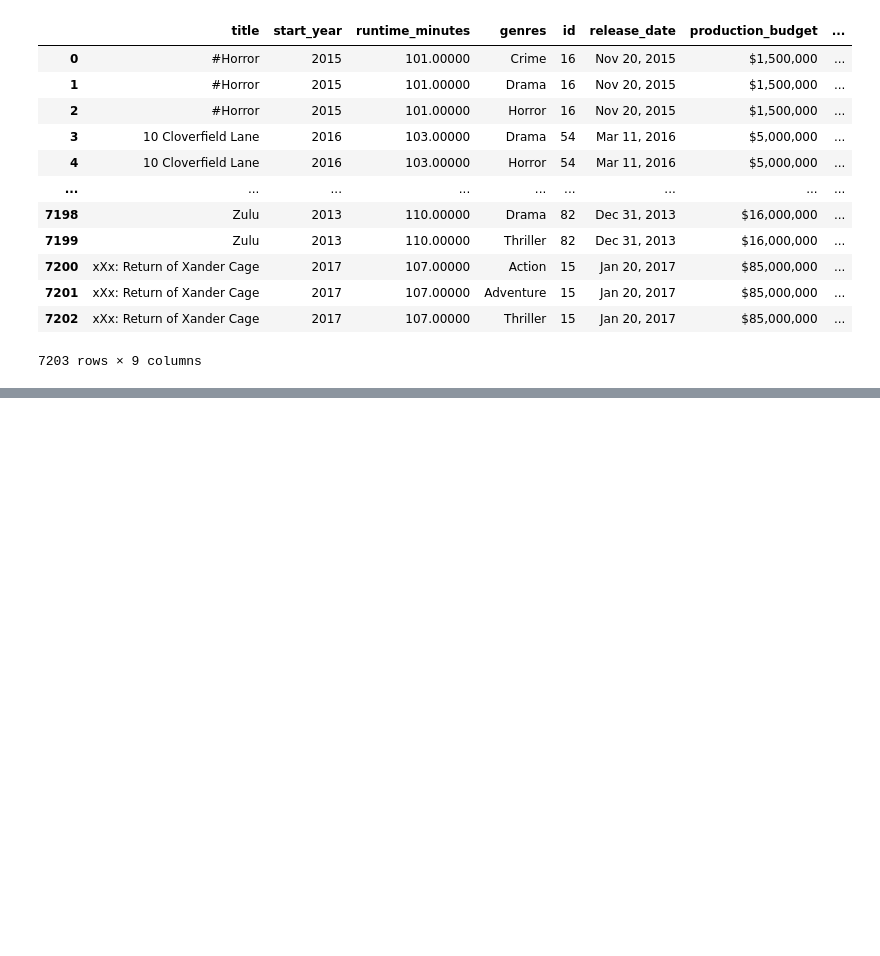
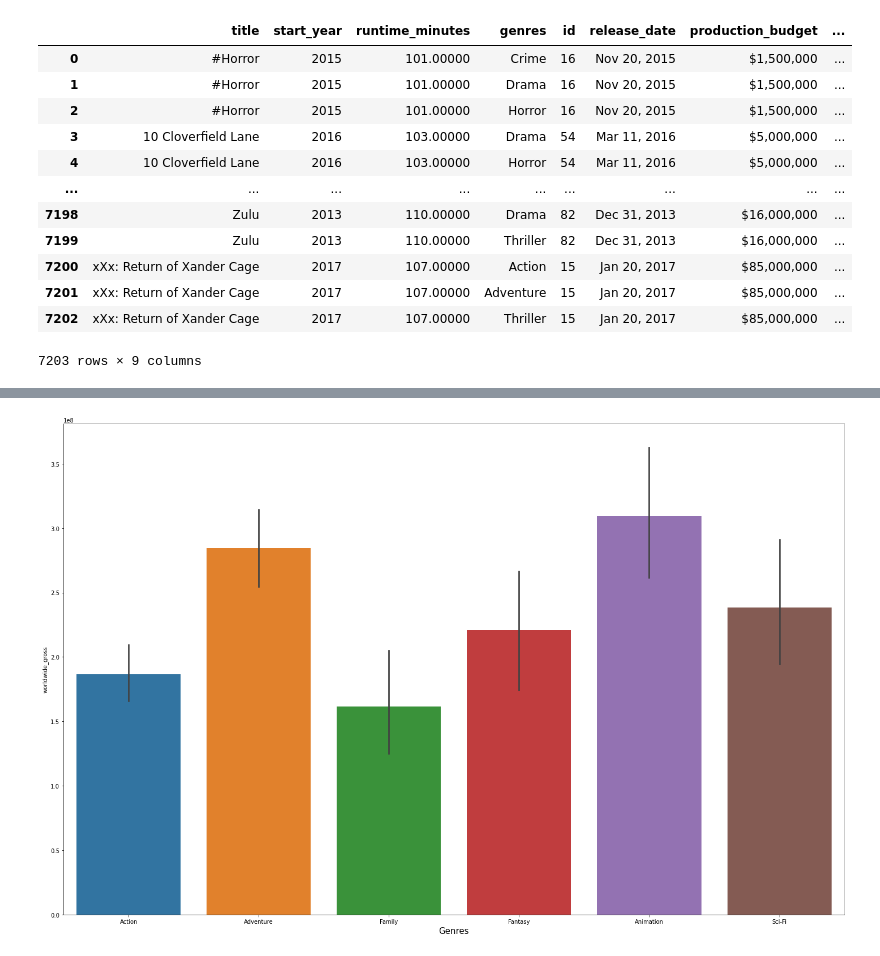
Before and after one commit to wasih790/Microsoft_Movie_Studio, a Jupyter notebook: 2_Statistical_Plotting/visualization for question 1- profit genre.ipynb, the cells around one changed output, grey strips where cells are left out. Cells and saved outputs as stored; diff of their text form; code cells hidden in the pictures; blank space fills up the shorter version.

```diff
--- a/2_Statistical_Plotting/visualization for question 1- profit genre.ipynb
+++ b/2_Statistical_Plotting/visualization for question 1- profit genre.ipynb
@@ -23,0 +60,8 @@ df
+# %%
+fig, ax = plt.subplots(figsize = (20,13))
+sns.barplot(x = 'genres', y = 'worldwide_gross', data = new_df,  ax = ax)
+ax.set_xlabel('Genres', fontsize=15)
+plt.tick_params(labelsize=10)
+fig.tight_layout();
+# %% [output]
+[figure, added]
```
Also changed, not shown: parts of 5 cells of this notebook, 1 other file.
